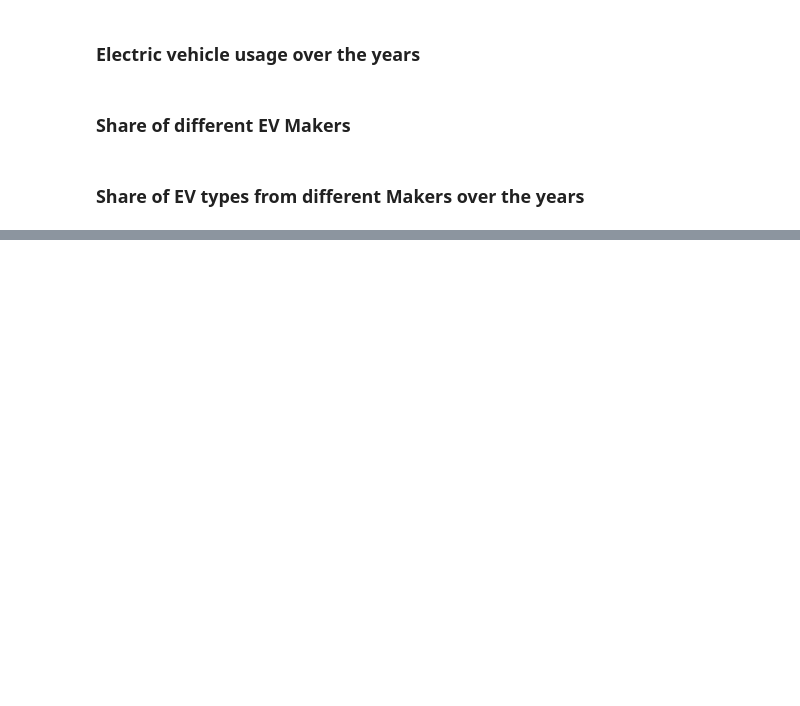
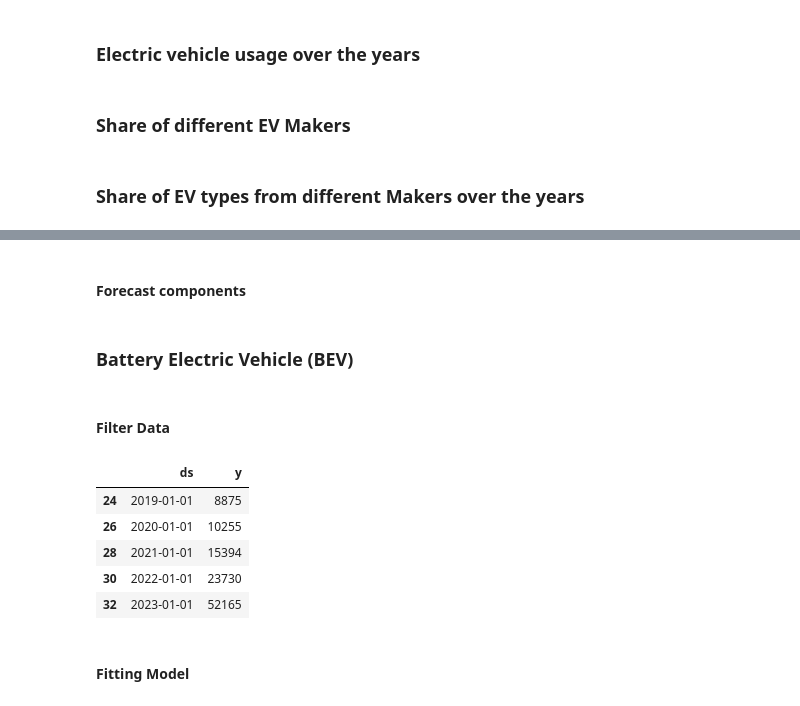
Before and after one commit to Soumyadipta2020/ml_forecasting, a Jupyter notebook: forecasting.ipynb, the cells around one changed output, grey strips where cells are left out. Drawn from its saved outputs; the diff is of its cells as text; code cells hidden in the pictures; blank space fills up the shorter version.

```diff
--- a/forecasting.ipynb
+++ b/forecasting.ipynb
@@ -225,0 +278,2 @@ fig.show()
+# %% [markdown]
+#### Forecast components
@@ -225,0 +282,17 @@ fig.show()
+# %% [markdown]
+### Battery Electric Vehicle (BEV)
+# %% [markdown]
+#### Filter Data
+# %%
+model_df_bev = model_df[model_df['Electric Vehicle Type'] == 'Battery Electric Vehicle (BEV)'][['ds', 'y']].\
+    sort_values(by = 'ds')
+model_df_bev.tail()
+# %% [output]
+|  | ds | y |
+| 24 | 2019-01-01 | 8875 |
+| 26 | 2020-01-01 | 10255 |
+| 28 | 2021-01-01 | 15394 |
+| 30 | 2022-01-01 | 23730 |
+| 32 | 2023-01-01 | 52165 |
+# %% [markdown]
+#### Fitting Model
```
Also changed, not shown: parts of 13 cells of this notebook, 1 other file.
